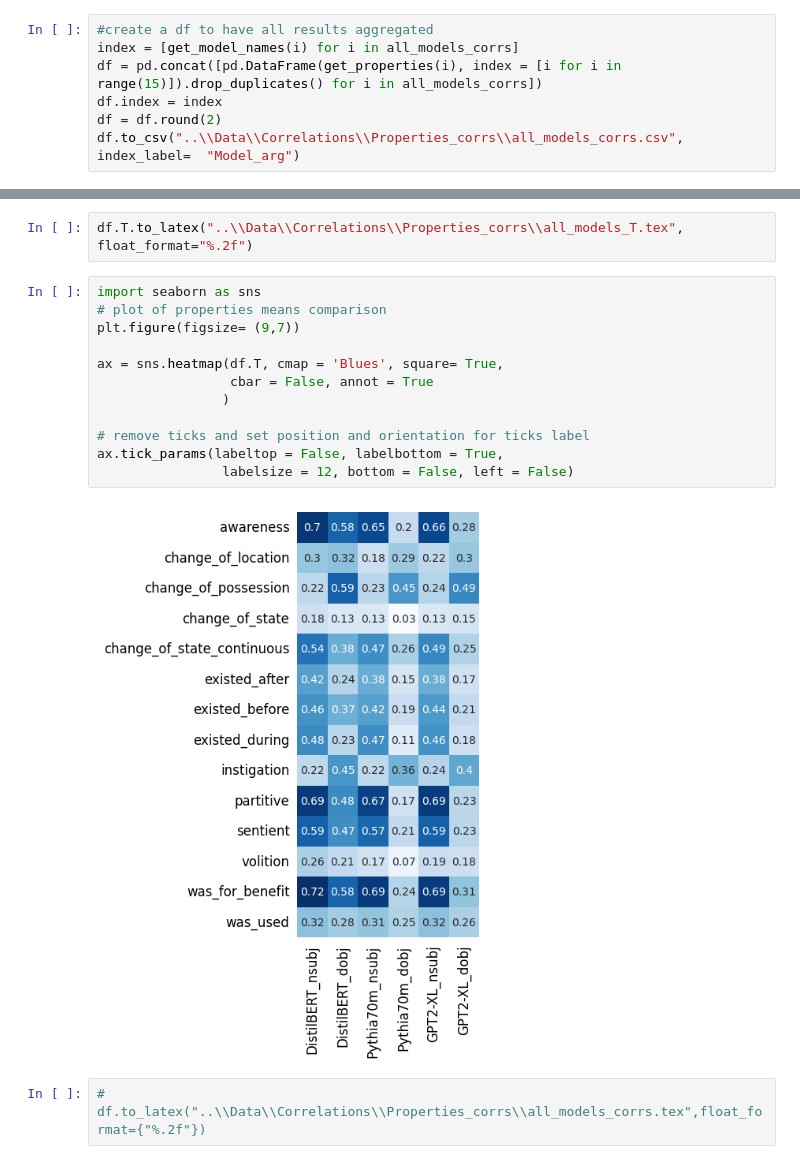
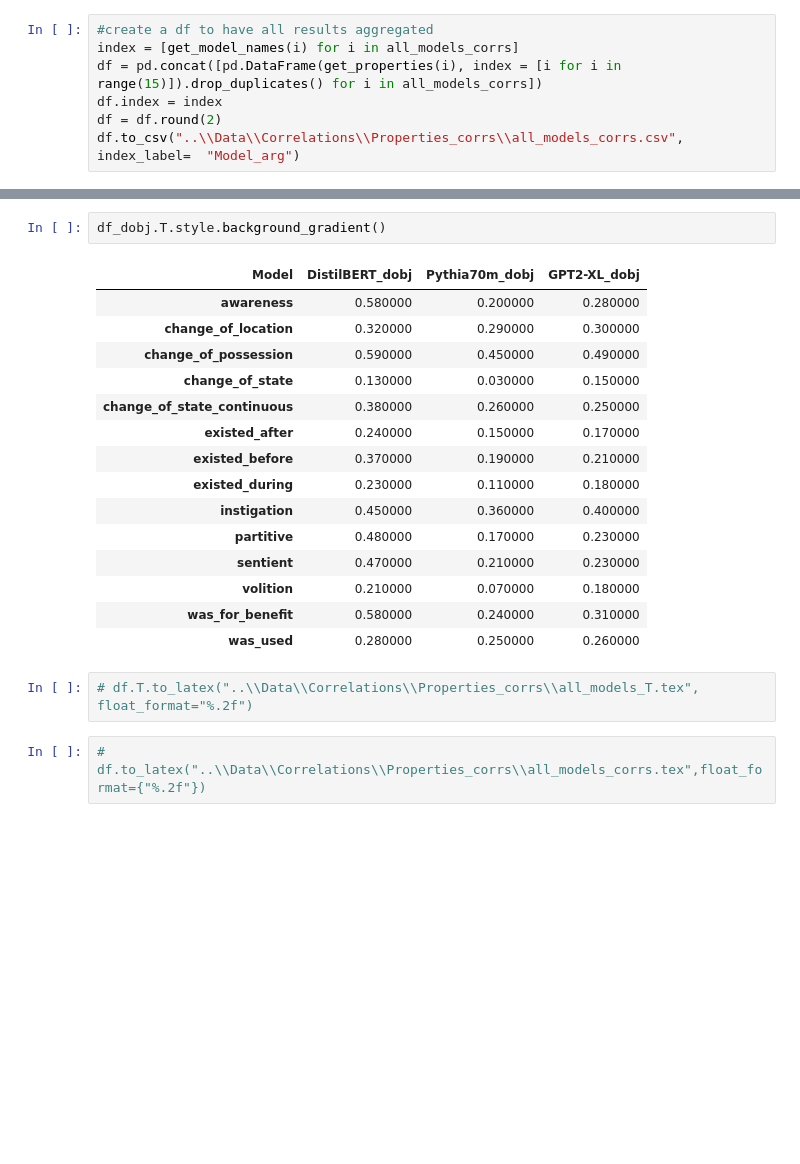
Before and after one commit to aittam9/PaperLeL, a Jupyter notebook: Code/Mapping.ipynb, the cells around one changed output, grey strips where cells are left out. Saved outputs shown, nothing was run; the diff lists cells and outputs as text; blank space fills up the shorter version.

Commit message:
latest plots

```diff
--- a/Code/Mapping.ipynb
+++ b/Code/Mapping.ipynb
@@ -468,18 +461,22 @@ Counter({'change_of_possession': 0.5859278830147343,
+# %%
+df_dobj.T.style.background_gradient()
+# %% [output]
+| Model | DistilBERT_dobj | Pythia70m_dobj | GPT2-XL_dobj |
+| awareness | 0.580000 | 0.200000 | 0.280000 |
+| change_of_location | 0.320000 | 0.290000 | 0.300000 |
+| change_of_possession | 0.590000 | 0.450000 | 0.490000 |
+| change_of_state | 0.130000 | 0.030000 | 0.150000 |
+| change_of_state_continuous | 0.380000 | 0.260000 | 0.250000 |
+| existed_after | 0.240000 | 0.150000 | 0.170000 |
+| existed_before | 0.370000 | 0.190000 | 0.210000 |
+| existed_during | 0.230000 | 0.110000 | 0.180000 |
+| instigation | 0.450000 | 0.360000 | 0.400000 |
+| partitive | 0.480000 | 0.170000 | 0.230000 |
+| sentient | 0.470000 | 0.210000 | 0.230000 |
+| volition | 0.210000 | 0.070000 | 0.180000 |
+| was_for_benefit | 0.580000 | 0.240000 | 0.310000 |
+| was_used | 0.280000 | 0.250000 | 0.260000 |
 # %%
-df.T.to_latex("..\\Data\\Correlations\\Properties_corrs\\all_models_T.tex", float_format="%.2f")
+# df.T.to_latex("..\\Data\\Correlations\\Properties_corrs\\all_models_T.tex", float_format="%.2f")
-# %%
-import seaborn as sns
-# plot of properties means comparison
-plt.figure(figsize= (9,7))
-
-ax = sns.heatmap(df.T, cmap = 'Blues', square= True,
-                 cbar = False, annot = True
-                )
-
-# remove ticks and set position and orientation for ticks label
-ax.tick_params(labeltop = False, labelbottom = True,
-                labelsize = 12, bottom = False, left = False)
-# %% [output]
-[figure, removed]
 # %%
 # df.to_latex("..\\Data\\Correlations\\Properties_corrs\\all_models_corrs.tex",float_format={"%.2f"})
```
Also changed, not shown: parts of 9 cells of this notebook, 7 other files.
